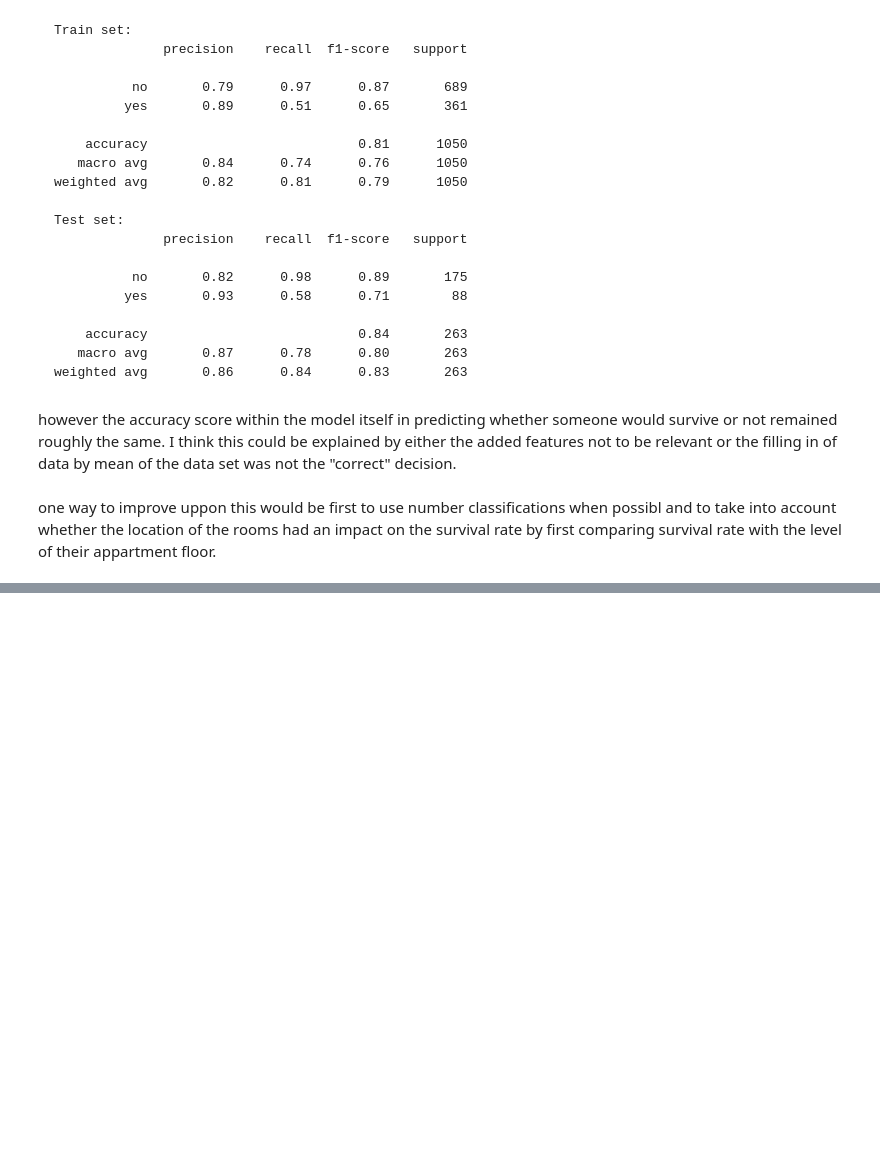
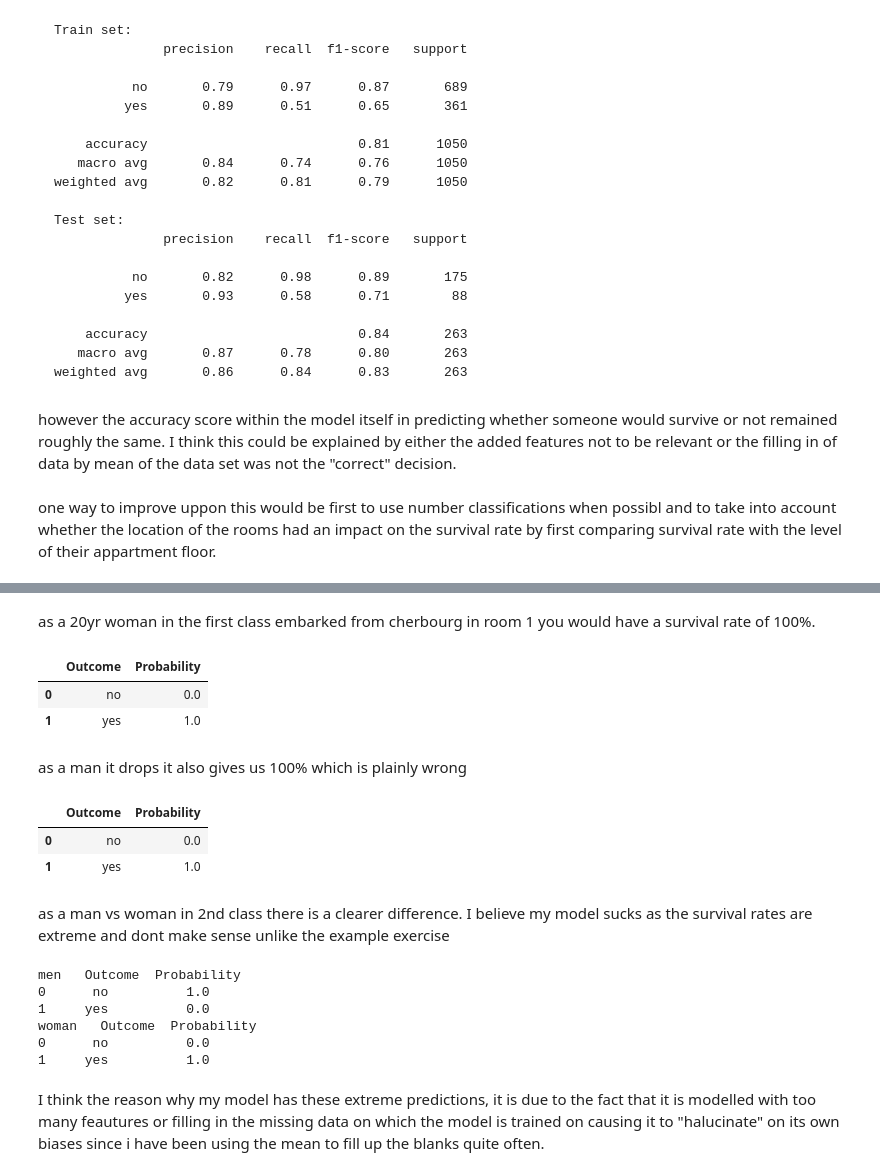
Before and after one commit to kerimcanguney/AI-Exercises, a Jupyter notebook: titanic/titanic 2.ipynb, the cells around one changed output, grey strips where cells are left out. Drawn from its saved outputs; the diff is of its cells as text; code cells hidden in the pictures; blank space fills up the shorter version.

```diff
--- a/titanic/titanic 2.ipynb
+++ b/titanic/titanic 2.ipynb
@@ -293,0 +331,77 @@ one way to improve uppon this would be first to use number classifications when
+# %% [markdown]
+as a 20yr woman in the first class embarked from cherbourg in room 1 you would have a survival rate of 100%.
+# %%
+import pandas
+data = {"age":20,
+        "embarked": 1,
+        "pclass": 1,
+        "sex": 1,
+        "room":1,
+        }
+X_inference = pandas.DataFrame([data])
+prediction = model.predict_proba(X_inference)
+result = pandas.DataFrame()
+result["Outcome"] = target_names
+result["Probability"] = prediction[0]
+result
+# %% [output]
+|  | Outcome | Probability |
+| 0 | no | 0.0 |
+| 1 | yes | 1.0 |
+# %% [markdown]
+as a man it drops it also gives us 100% which is plainly wrong
+# %%
+data = {"age":20,
+        "embarked": 1,
+        "pclass": 1,
+        "sex": 0,
+        "room":1,
+        }
+X_inference = pandas.DataFrame([data])
+prediction = model.predict_proba(X_inference)
+result = pandas.DataFrame()
+result["Outcome"] = target_names
+result["Probability"] = prediction[0]
+result
+# %% [output]
+|  | Outcome | Probability |
+| 0 | no | 0.0 |
+| 1 | yes | 1.0 |
+# %% [markdown]
+as a man vs woman in 2nd class there is a clearer difference. I believe my model sucks as the survival rates are extreme and dont make sense unlike the example exercise
+# %%
+data = {"age":20,
+        "embarked": 1,
+        "pclass": 2,
+        "sex": 0,
+        "room":1,
+        }
+X_inference = pandas.DataFrame([data])
+prediction = model.predict_proba(X_inference)
+result = pandas.DataFrame()
+result["Outcome"] = target_names
+result["Probability"] = prediction[0]
+print("men",result)
+
+
+data = {"age":20,
+        "embarked": 1,
+        "pclass": 2,
+        "sex": 1,
+        "room":1,
+        }
+X_inference = pandas.DataFrame([data])
+prediction = model.predict_proba(X_inference)
+result = pandas.DataFrame()
+result["Outcome"] = target_names
+result["Probability"] = prediction[0]
+print("woman",result)
+# %% [output]
+men   Outcome  Probability
+0      no          1.0
+1     yes          0.0
+woman   Outcome  Probability
+0      no          0.0
+1     yes          1.0
+# %% [markdown]
+I think the reason why my model has these extreme predictions, it is due to the fact that it is modelled with too many feautures or filling in the missing data on which the model is trained on causing it to "halucinate" on its own biases since i have been using the mean to fill up the blanks quite often.
```
Also changed, not shown: parts of 15 cells of this notebook, 1 other file.
